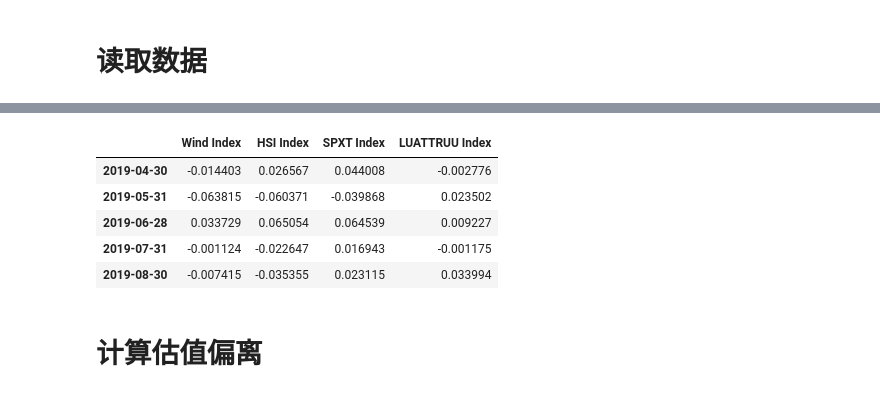
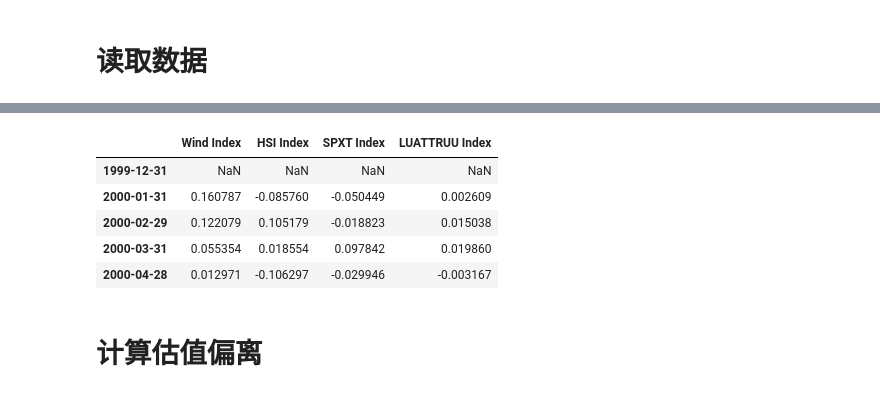
Before and after one commit to yf1291/zjsxzy_in_js, a Jupyter notebook: strategy/全球购策略/notebook/全球资产配置策略模拟.ipynb, the cells around one changed output, grey strips where cells are left out. Saved outputs shown, nothing was run; the diff lists cells and outputs as text; code cells hidden in the pictures.

```diff
--- a/strategy/全球购策略/notebook/全球资产配置策略模拟.ipynb
+++ b/strategy/全球购策略/notebook/全球资产配置策略模拟.ipynb
@@ -49,14 +59,14 @@ assets_ret = df[asset_columns].pct_change()
 # %%
 fed_rate = df['FDTRMID Index']
 # %%
-assets_ret.tail()
+assets_ret.head()
 # %% [output]
 |  | Wind Index | HSI Index | SPXT Index | LUATTRUU Index |
-| 2019-04-30 | -0.014403 | 0.026567 | 0.044008 | -0.002776 |
-| 2019-05-31 | -0.063815 | -0.060371 | -0.039868 | 0.023502 |
-| 2019-06-28 | 0.033729 | 0.065054 | 0.064539 | 0.009227 |
-| 2019-07-31 | -0.001124 | -0.022647 | 0.016943 | -0.001175 |
-| 2019-08-30 | -0.007415 | -0.035355 | 0.023115 | 0.033994 |
+| 1999-12-31 | NaN | NaN | NaN | NaN |
+| 2000-01-31 | 0.160787 | -0.085760 | -0.050449 | 0.002609 |
+| 2000-02-29 | 0.122079 | 0.105179 | -0.018823 | 0.015038 |
+| 2000-03-31 | 0.055354 | 0.018554 | 0.097842 | 0.019860 |
+| 2000-04-28 | 0.012971 | -0.106297 | -0.029946 | -0.003167 |
 # %% [markdown]
 # 计算估值偏离
 # %%
```
Also changed, not shown: parts of 18 cells of this notebook, 20 other files.
